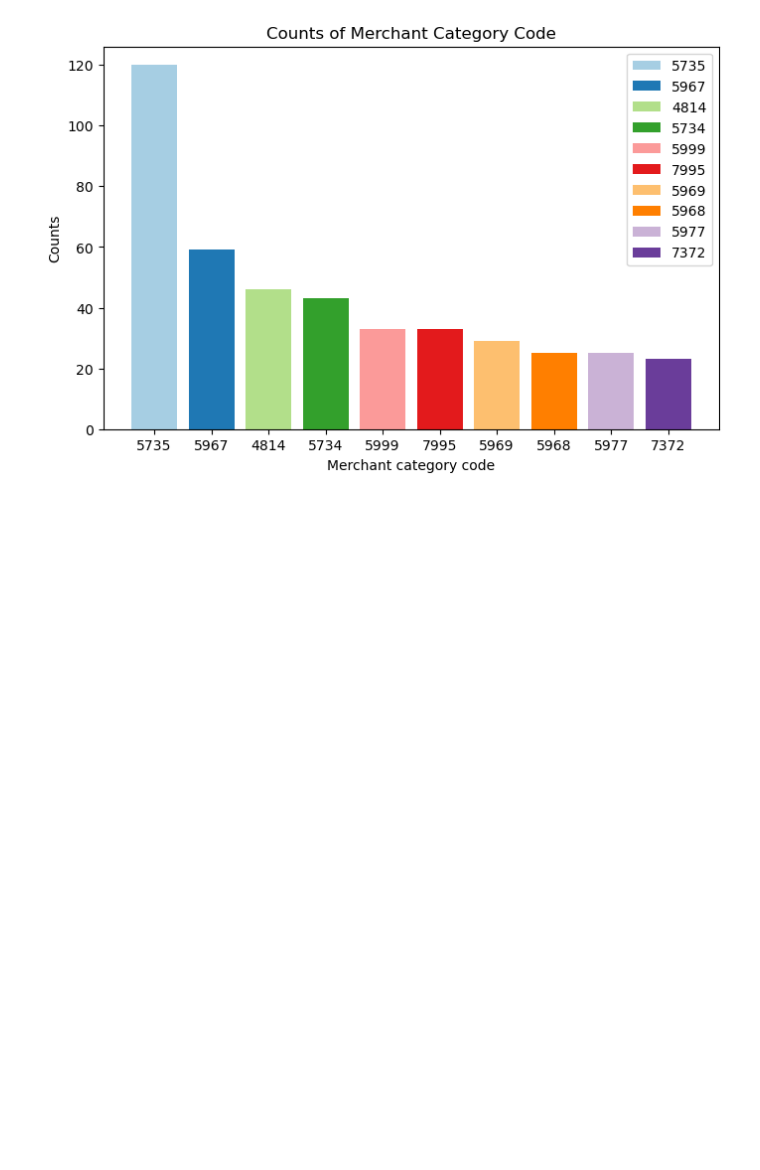
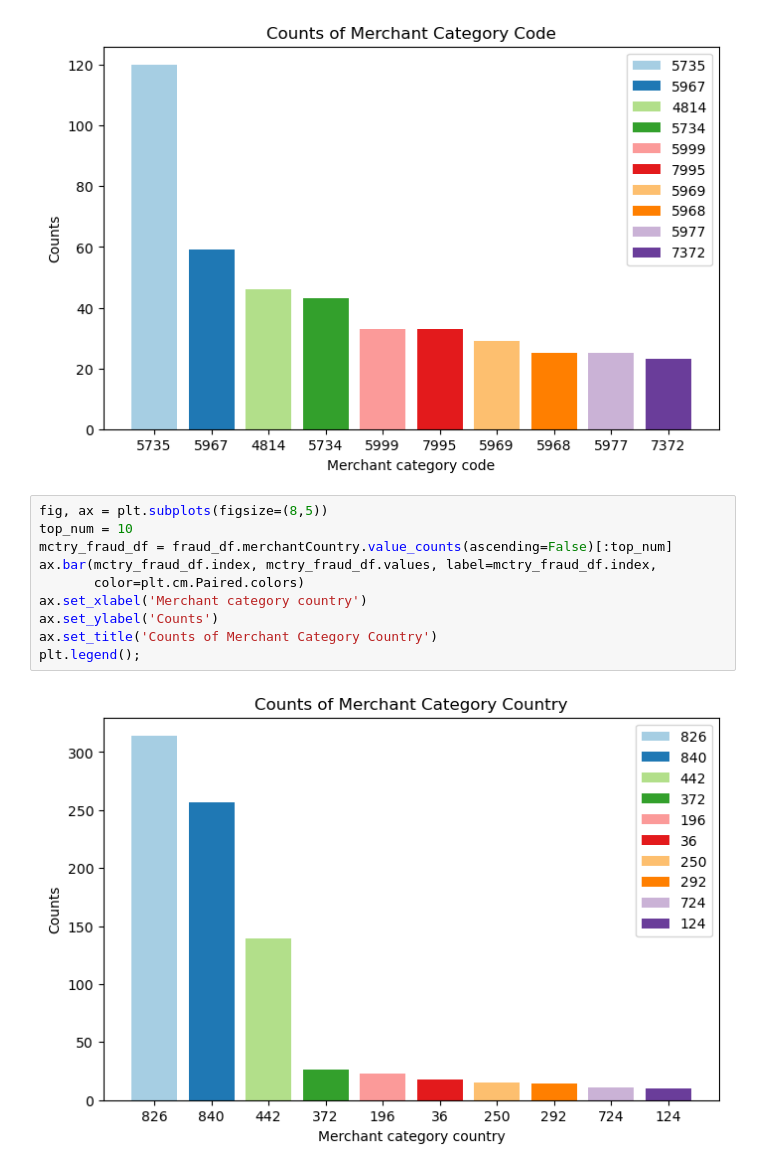
Before and after one commit to capac/credit-card-fraud-detection, a Jupyter notebook: eda.ipynb, the cells around one changed output. Drawn from its saved outputs; the diff is of its cells as text; blank space fills up the shorter version.

Commit message:
Plot of counts per merchant category country

```diff
--- a/eda.ipynb
+++ b/eda.ipynb
@@ -52,3 +52,15 @@ ax.set_title('Counts of Merchant Category Code')
 plt.legend();
 # %% [output]
 [figure]
+# %%
+fig, ax = plt.subplots(figsize=(8,5))
+top_num = 10
+mctry_fraud_df = fraud_df.merchantCountry.value_counts(ascending=False)[:top_num]
+ax.bar(mctry_fraud_df.index, mctry_fraud_df.values, label=mctry_fraud_df.index,
+       color=plt.cm.Paired.colors)
+ax.set_xlabel('Merchant category country')
+ax.set_ylabel('Counts')
+ax.set_title('Counts of Merchant Category Country')
+plt.legend();
+# %% [output]
+[figure, added]
```
